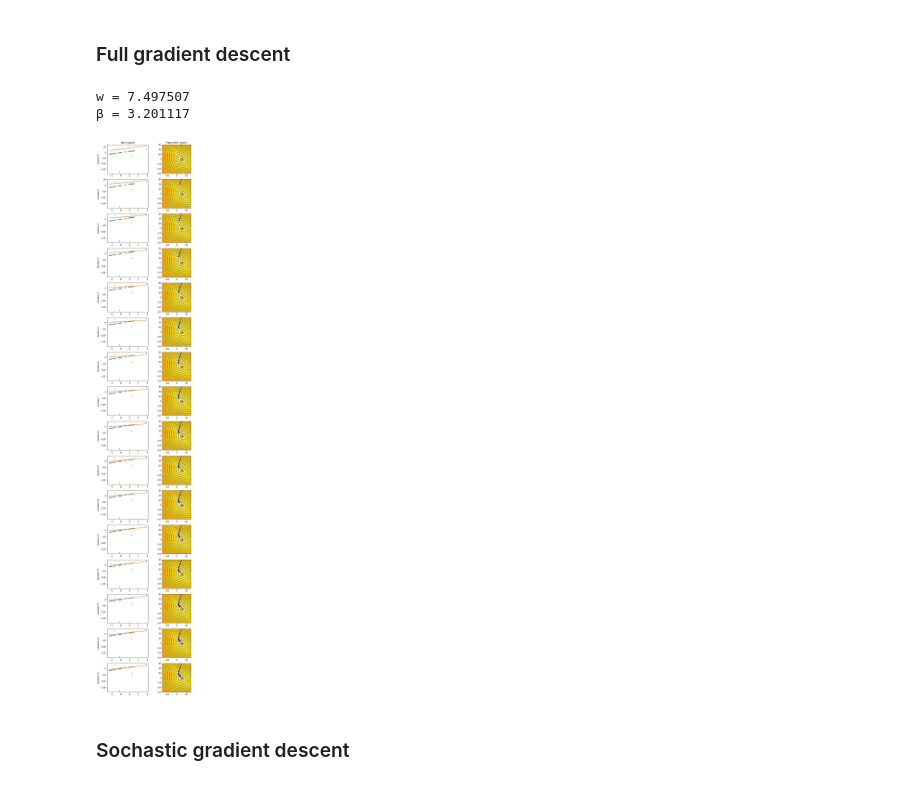
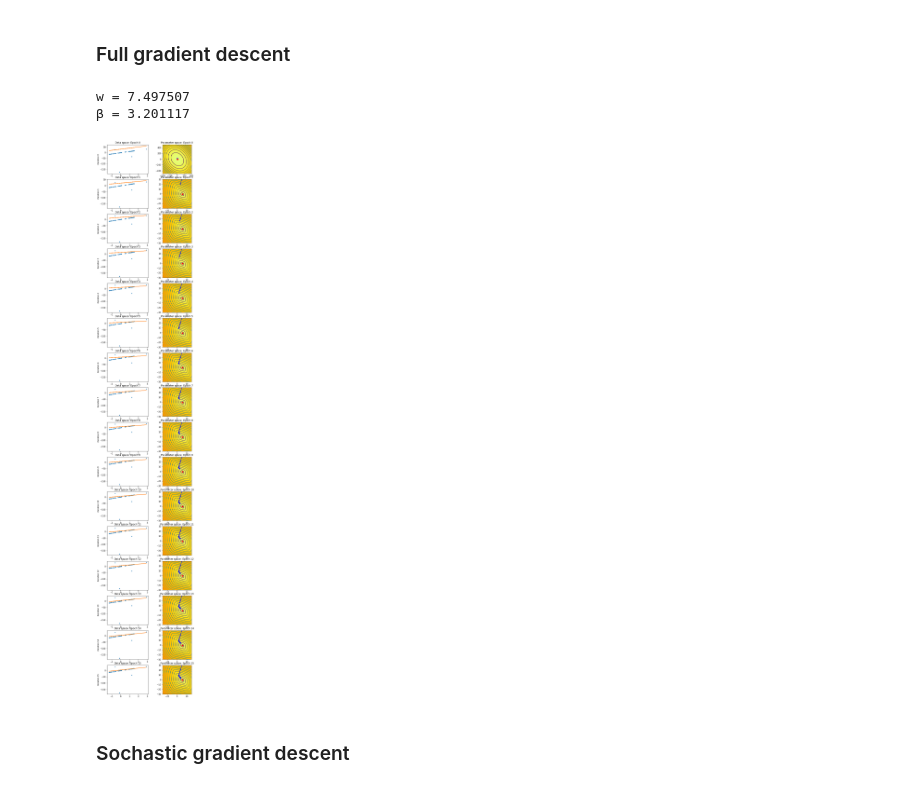
Before and after one commit to mgelbart/Random_stuff, a Jupyter notebook: Visualization_GD_for_1D_lr.ipynb, the cells around one changed output. Drawn from its saved outputs; the diff is of its cells as text; code cells hidden in the pictures.

```diff
--- a/Visualization_GD_for_1D_lr.ipynb
+++ b/Visualization_GD_for_1D_lr.ipynb
@@ -108,7 +112,7 @@ def make_plot_pairs(w,β,t,titles=False,figheight=50):
     plt.plot(x,w[-1]*x+β[-1])
     plt.ylabel('iteration %d' % t)
     if titles:
-        plt.title("Data space")
+        plt.title("Data space: Epoch %d"%t)
 
     plt.subplot(Nsteps+1,2,2*t+2)
     fig = plt.gcf()
@@ -130,7 +134,7 @@ def make_plot_pairs(w,β,t,titles=False,figheight=50):
     plt.plot(w, β, 'b-*', markersize=6)
     #plt.clabel(CS, inline=1, fontsize=10)
     if titles:
-        plt.title("Parameter space")
+        plt.title("Parameter space: Epoch %d"%t)
 
 
 w_list=[w]
@@ -149,7 +153,7 @@ for t in range(Nsteps):
     w_list.append(w)
     β_list.append(β)
 
-    make_plot_pairs(w_list,β_list,t+1)
+    make_plot_pairs(w_list,β_list,t+1, titles = True)
 
 
 print("w = %f" % w)
@@ -186,7 +190,7 @@ for t in range(Nsteps):
         w_list.append(w)
         β_list.append(β)
 
-    make_plot_pairs(w_list,β_list,t+1, figheight=10)
+    make_plot_pairs(w_list,β_list,t+1, figheight=10, titles=True)
 
 
 print("w = %f" % w)
@@ -217,7 +221,7 @@ def make_plot_pairs_robust(w,β,t,titles=False,figheight=50):
     plt.plot(X,w[-1]*x+β[-1])
     plt.ylabel('iteration %d' % t)
     if titles:
-        plt.title("Data space")
+        plt.title("Data space: Epoch %d" %t)
 
     plt.subplot(Nsteps+1,2,2*t+2)
     fig = plt.gcf()
@@ -237,36 +241,36 @@ def make_plot_pairs_robust(w,β,t,titles=False,figheight=50):
                 cmap=cm.Wistia, extent = (-30, 30, -30, 30))
     CS = plt.contour(w_grid, β_grid, loss_grid,15)
     plt.plot(w, β, 'b-*', markersize=6)
     #plt.clabel(CS, inline=1, fontsize=10)
     if titles:
-        plt.title("Parameter space")
+        plt.title("Parameter space: Epoch %d" %t)
 
 
 w_list=[w]
 β_list=[β]
 
 plt.figure(figsize=(8, 20))
 make_plot_pairs(w_list,β_list,0,True)
 
 
 for t in range(Nsteps):
     dLdw = np.mean(x*np.sign(w*x+β-y))
     dLdβ = np.mean(np.sign(w*x+β-y))
     w -= (α/(t+1))*dLdw
     β -= (α/(t+1))*dLdβ
 
     w_list.append(w)
     β_list.append(β)
 
-    make_plot_pairs_robust(w_list,β_list,t+1)
+    make_plot_pairs_robust(w_list,β_list,t+1, titles=True)
 
 
 print("w = %f" % w)
 print("β = %f" % β)
 # %% [output]
 w = 7.497507
 β = 3.201117
-[figure, old version]
+[figure, new version]
 # %% [markdown]
 ### Sochastic gradient descent
 # %%
```
Also changed, not shown: parts of 4 cells of this notebook.
